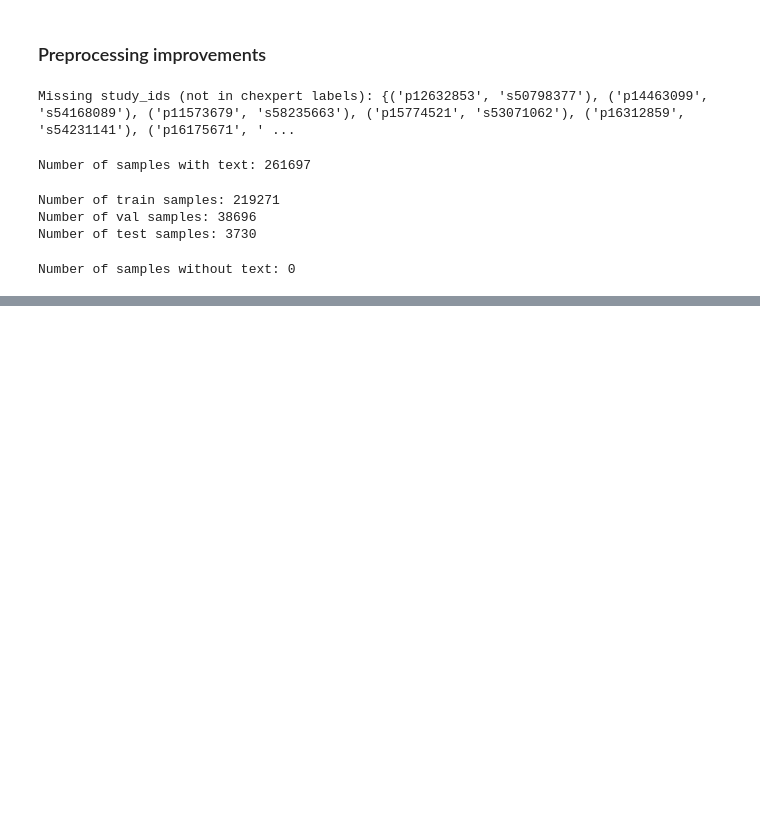
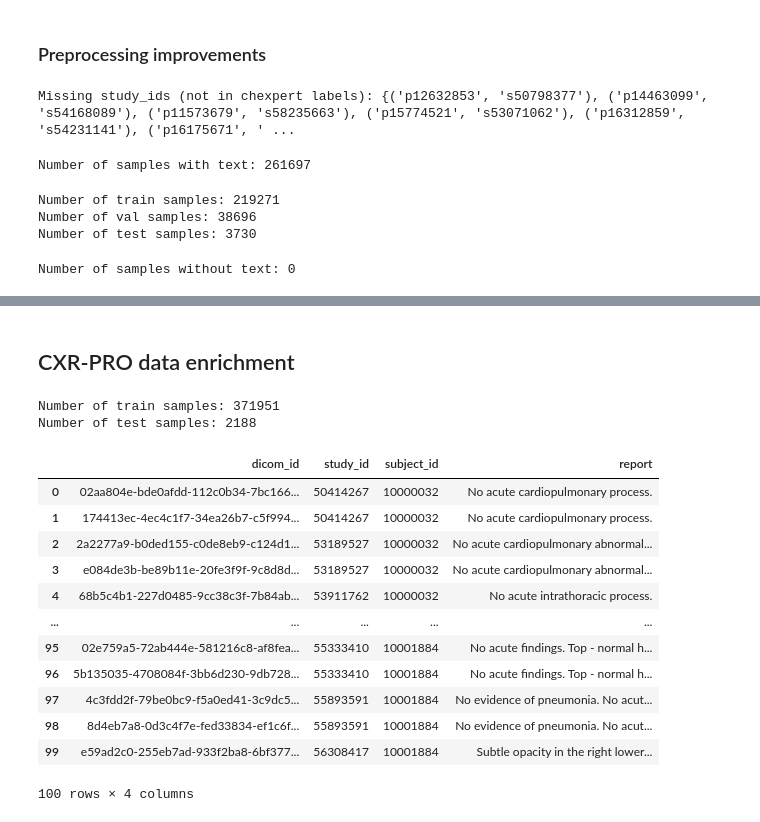
Before and after one commit to tudormihaita/cxr-report-gen, a Jupyter notebook: notebooks/mimic-cxr-data-processing.ipynb, the cells around one changed output, grey strips where cells are left out. Drawn from its saved outputs; the diff is of its cells as text; code cells hidden in the pictures; blank space fills up the shorter version.

```diff
--- a/notebooks/mimic-cxr-data-processing.ipynb
+++ b/notebooks/mimic-cxr-data-processing.ipynb
@@ -614,0 +524,28 @@ Support Devices: 1057
+# %% [markdown]
+## CXR-PRO data enrichment
+# %%
+REPORTS_CLEANED_PATH = 'reports-cxr-pro'
+reports_path = os.path.join(DATA_PATH, REPORTS_CLEANED_PATH)
+
+train_reports = pd.read_csv(f'{reports_path}/mimic_train_impressions.csv')
+test_reports = pd.read_csv(f'{reports_path}/mimic_test_impressions.csv')
+
+print("Number of train samples: " + str(len(train_reports)))
+print("Number of test samples: " + str(len(test_reports)))
+train_reports.head(n=100)
+# %% [output]
+Number of train samples: 371951
+Number of test samples: 2188
+|  | dicom_id | study_id | subject_id | report |
+| 0 | 02aa804e-bde0afdd-112c0b34-7bc166... | 50414267 | 10000032 | No acute cardiopulmonary process. |
+| 1 | 174413ec-4ec4c1f7-34ea26b7-c5f994... | 50414267 | 10000032 | No acute cardiopulmonary process. |
+| 2 | 2a2277a9-b0ded155-c0de8eb9-c124d1... | 53189527 | 10000032 | No acute cardiopulmonary abnormal... |
+| 3 | e084de3b-be89b11e-20fe3f9f-9c8d8d... | 53189527 | 10000032 | No acute cardiopulmonary abnormal... |
+| 4 | 68b5c4b1-227d0485-9cc38c3f-7b84ab... | 53911762 | 10000032 | No acute intrathoracic process. |
+| ... | ... | ... | ... | ... |
+| 95 | 02e759a5-72ab444e-581216c8-af8fea... | 55333410 | 10001884 | No acute findings. Top - normal h... |
+| 96 | 5b135035-4708084f-3bb6d230-9db728... | 55333410 | 10001884 | No acute findings. Top - normal h... |
+| 97 | 4c3fdd2f-79be0bc9-f5a0ed41-3c9dc5... | 55893591 | 10001884 | No evidence of pneumonia. No acut... |
+| 98 | 8d4eb7a8-0d3c4f7e-fed33834-ef1c6f... | 55893591 | 10001884 | No evidence of pneumonia. No acut... |
+| 99 | e59ad2c0-255eb7ad-933f2ba8-6bf377... | 56308417 | 10001884 | Subtle opacity in the right lower... |
+100 rows × 4 columns
```
Also changed, not shown: parts of 19 cells of this notebook, 28 other files.
